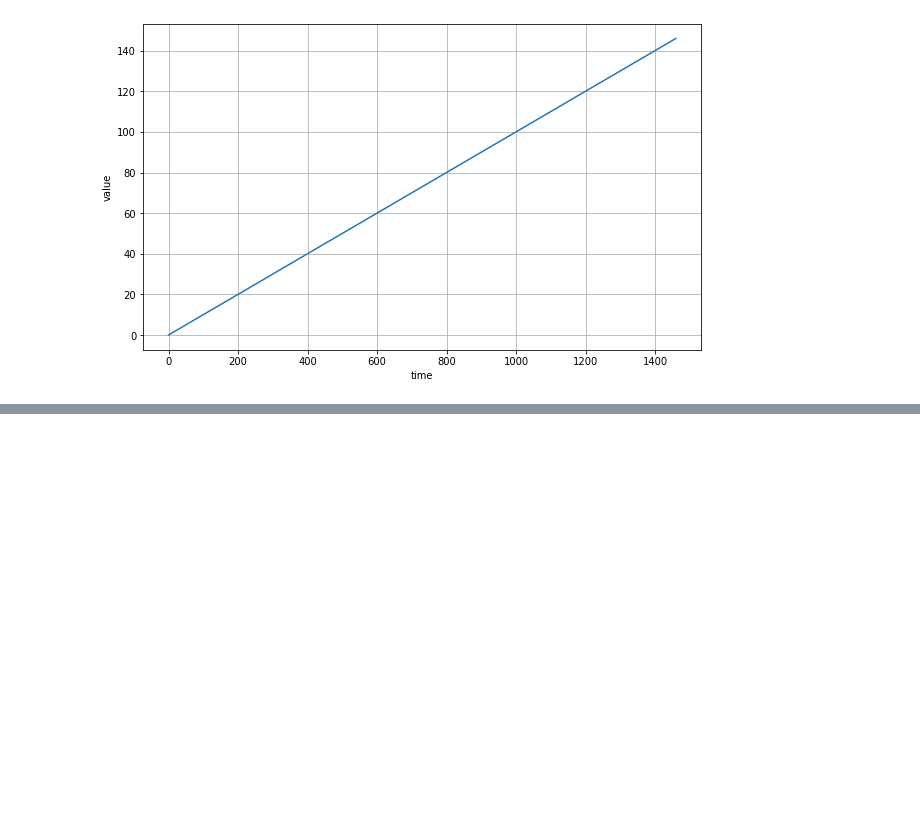
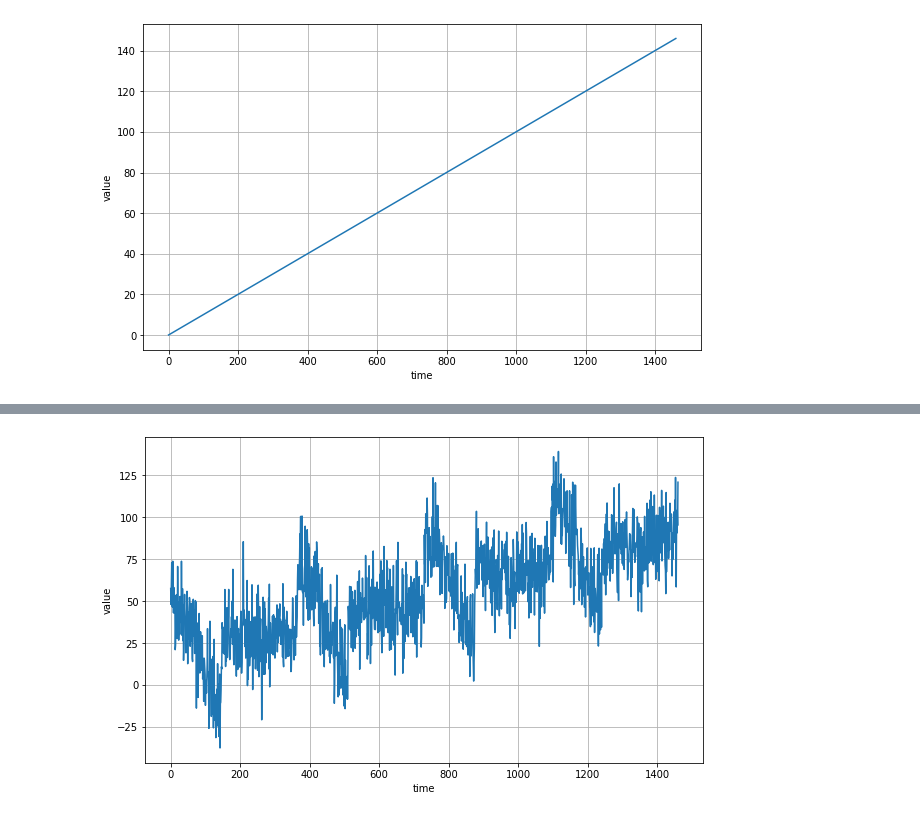
Before and after one commit to ankit-mishra/CodeColab, a Jupyter notebook: Introduction to Time Series.ipynb, the cells around one changed output, grey strips where cells are left out. Cells and saved outputs as stored; diff of their text form; code cells hidden in the pictures; blank space fills up the shorter version.

```diff
--- a/Introduction to Time Series.ipynb
+++ b/Introduction to Time Series.ipynb
@@ -46,9 +50,11 @@ plt.show()
 # %%
 def noise(time, noise_level=1, seed=None):
   rnd = np.random.RandomState(seed)
-  return rnd.random(len(time)) + noise_level
+  return rnd.randn(len(time)) * noise_level
 # %%
-noisy_level = 15
+noise_level = 15
 noisy_series = series + noise(time, noise_level, seed=42)
 plot_series(time, noisy_series)
 plt.show()
+# %% [output]
+[figure, added]
```
Also changed, not shown: parts of 5 cells of this notebook.
